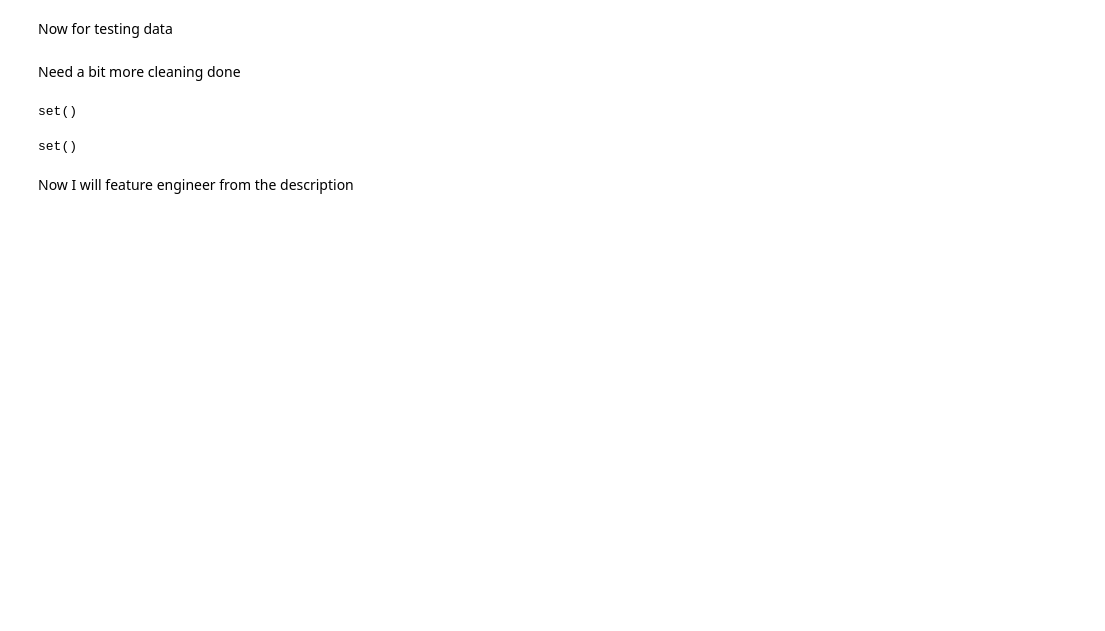
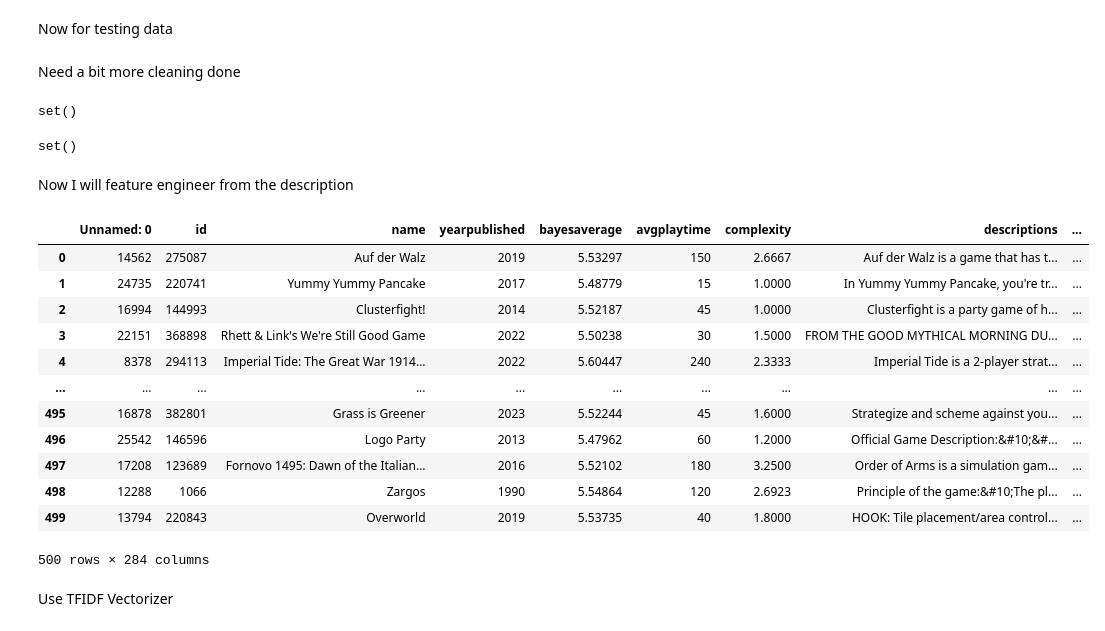
Before and after one commit to cchristensn/486MLProject, a Jupyter notebook: BoardgamesCleaning.ipynb, the cells around one changed output. Saved outputs shown, nothing was run; the diff lists cells and outputs as text; code cells hidden in the pictures; blank space fills up the shorter version.

```diff
--- a/BoardgamesCleaning.ipynb
+++ b/BoardgamesCleaning.ipynb
@@ -103,3 +103,21 @@ trainingdata['uniqueWords']=trainingdata['descriptions'].apply(unique_word_count
 # %%
 #testingdata.to_csv('cleantesting.csv')
 #trainingdata.to_csv('cleantraining.csv')
+# %%
+testingdata
+# %% [output]
+|  | Unnamed: 0 | id | name | yearpublished | bayesaverage | avgplaytime | complexity | descriptions | ... |
+| 0 | 14562 | 275087 | Auf der Walz | 2019 | 5.53297 | 150 | 2.6667 | Auf der Walz is a game that has t... | ... |
+| 1 | 24735 | 220741 | Yummy Yummy Pancake | 2017 | 5.48779 | 15 | 1.0000 | In Yummy Yummy Pancake, you're tr... | ... |
+| 2 | 16994 | 144993 | Clusterfight! | 2014 | 5.52187 | 45 | 1.0000 | Clusterfight is a party game of h... | ... |
+| 3 | 22151 | 368898 | Rhett & Link's We're Still Good Game | 2022 | 5.50238 | 30 | 1.5000 | FROM THE GOOD MYTHICAL MORNING DU... | ... |
+| 4 | 8378 | 294113 | Imperial Tide: The Great War 1914... | 2022 | 5.60447 | 240 | 2.3333 | Imperial Tide is a 2-player strat... | ... |
+| ... | ... | ... | ... | ... | ... | ... | ... | ... | ... |
+| 495 | 16878 | 382801 | Grass is Greener | 2023 | 5.52244 | 45 | 1.6000 | Strategize and scheme against you... | ... |
+| 496 | 25542 | 146596 | Logo Party | 2013 | 5.47962 | 60 | 1.2000 | Official Game Description:&#10;&#... | ... |
+| 497 | 17208 | 123689 | Fornovo 1495: Dawn of the Italian... | 2016 | 5.52102 | 180 | 3.2500 | Order of Arms is a simulation gam... | ... |
+| 498 | 12288 | 1066 | Zargos | 1990 | 5.54864 | 120 | 2.6923 | Principle of the game:&#10;The pl... | ... |
+| 499 | 13794 | 220843 | Overworld | 2019 | 5.53735 | 40 | 1.8000 | HOOK: Tile placement/area control... | ... |
+500 rows × 284 columns
+# %% [markdown]
+Use TFIDF Vectorizer
```
Also changed, not shown: parts of 7 cells of this notebook, 2 other files.
